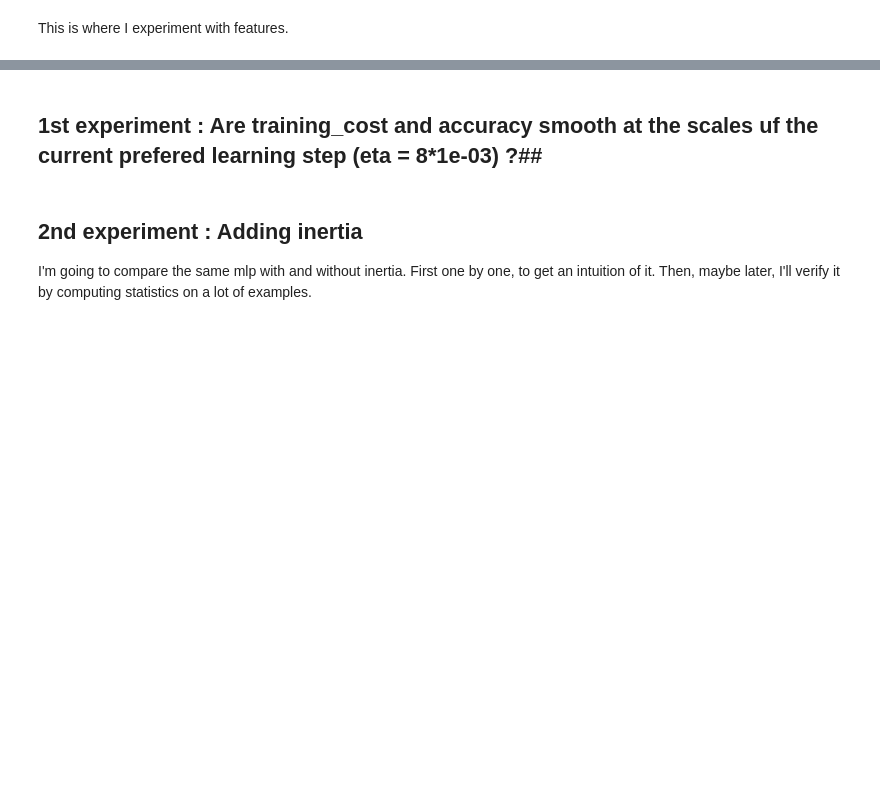
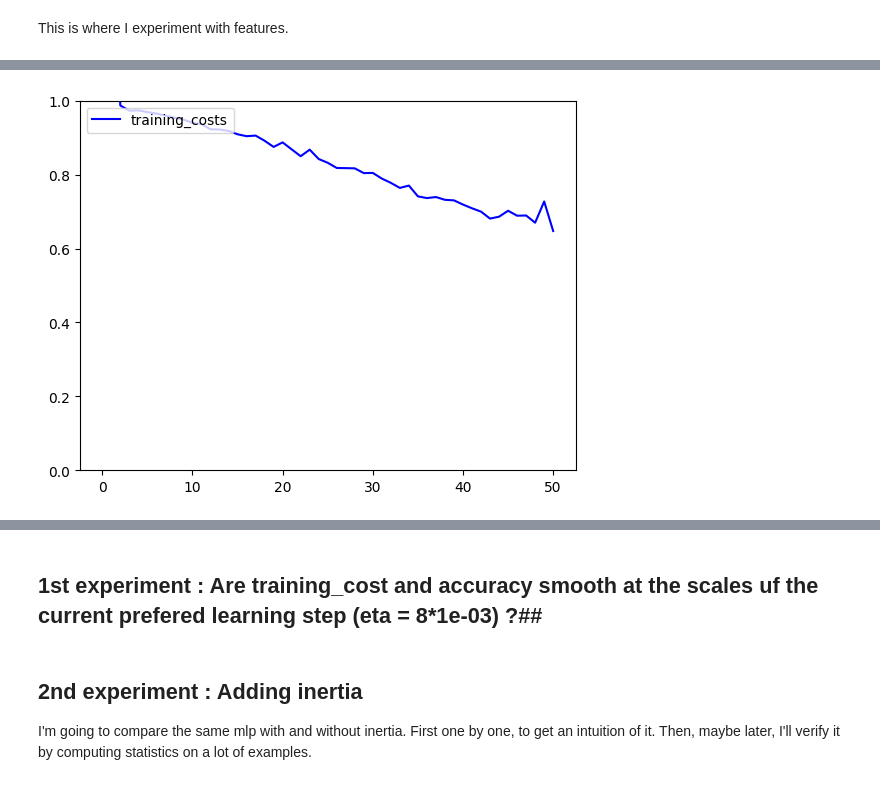
Before and after one commit to lucasabuela/my_first_nn, a Jupyter notebook: research.ipynb, the cells around one changed output, grey strips where cells are left out. Drawn from its saved outputs; the diff is of its cells as text; code cells hidden in the pictures; blank space fills up the shorter version.

```diff
--- a/research.ipynb
+++ b/research.ipynb
@@ -18,11 +15,13 @@ import random
 from copy import deepcopy
 from timeit import timeit
 import tqdm
-multilayer_perceptron = MultilayerPerceptron(layout=[784, 16, 16, 10], dtype=np.float64)
+mlp = MultilayerPerceptron(layout=[784, 16, 16, 10], dtype=np.float64)
 training_set, test_set = load_dataset(training_size=60000, old_format=True)
 training_costs, accuracies, gradients_norms, consecutive_gradients_cosines = [], [], [], []
+# %%
+training_set = vectorize_learning_set(learning_set=training_set, max_batch_size=10)
 # %%
-tracked_metrics = learning(multilayer_perceptron=multilayer_perceptron, training_set=training_set, test_set=test_set, eta=1.5*1e-03, steps_number=300, metrics_to_track=["training_costs", "accuracies", "gradients_norms", "consecutive_gradients_cosines"])
+tracked_metrics = learning(mlp=mlp, training_set=training_set, test_set=test_set, eta=2*1e-03, step_count=50, metrics_to_track=["training_costs", "accuracies", "gradients_norms", "consecutive_gradients_cosines"])
 training_costs += tracked_metrics["training_costs"]
 accuracies += tracked_metrics["accuracies"]
 gradients_norms += tracked_metrics["gradients_norms"]
@@ -32,21 +29,23 @@ training_costs
 # %%
 plt.close()
 fig, ax1 = plt.subplots()
 
-ax1.plot(training_costs[300:], label="training_costs", color="blue")
+ax1.plot(training_costs[:], label="training_costs", color="blue")
 ax1.legend(loc = "upper left")
-ax1.set_ylim([0,1])
+ax1.set_ylim(0,1)
 """
 ax2 = ax1.twinx()
 ax2.plot(consecutive_gradients_cosines[0:], label="previous_cosines", color="red")
 ax2.legend(loc="upper right")
 ax2.set_ylim([-1,1])
 
 ax3 = ax2.twinx()
 ax3.plot(gradients_norms[0:], label="previous_gradients_norms", color="purple")
 ax3.legend(loc = "lower left")"""
 
 plt.show()
+# %% [output]
+[figure, added]
 # %%
 fig, ax1 = plt.subplots()
 
```
Also changed, not shown: parts of 7 cells of this notebook, 4 other files.
